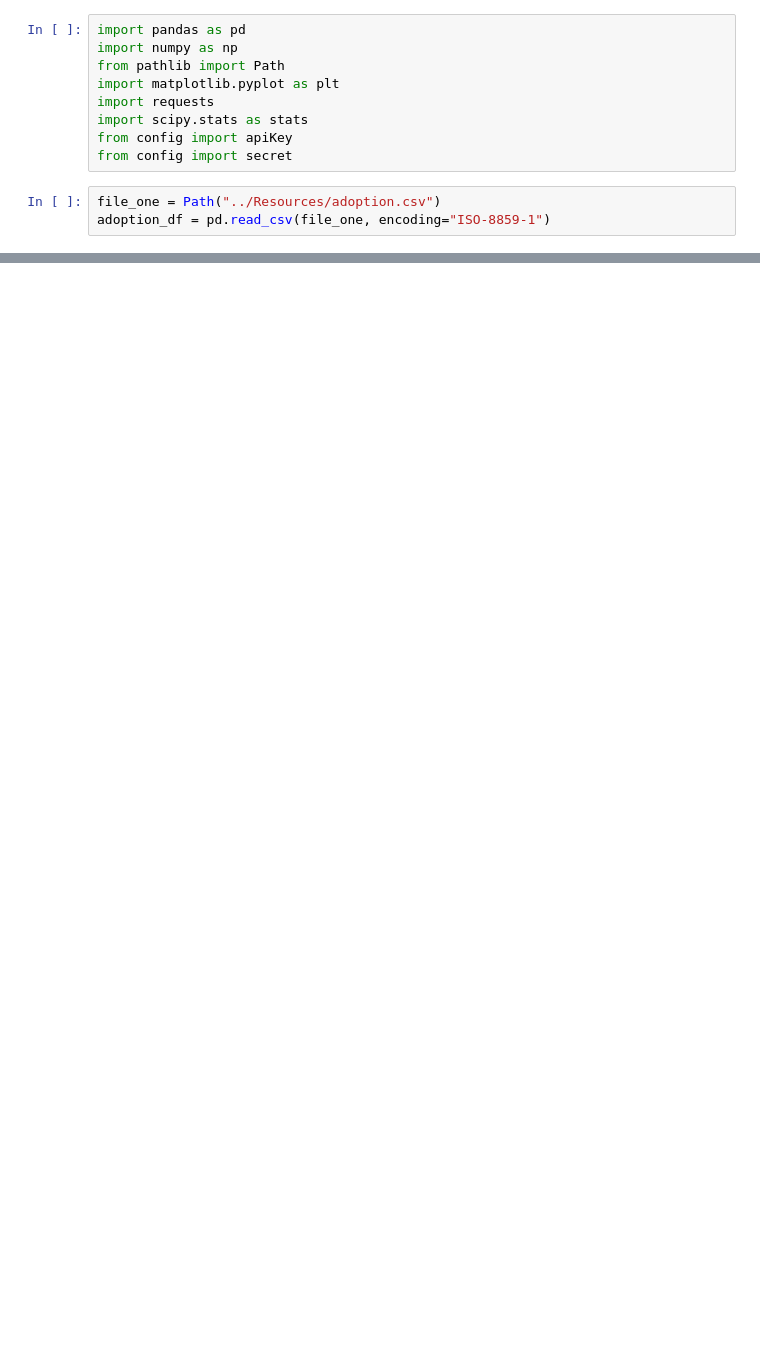
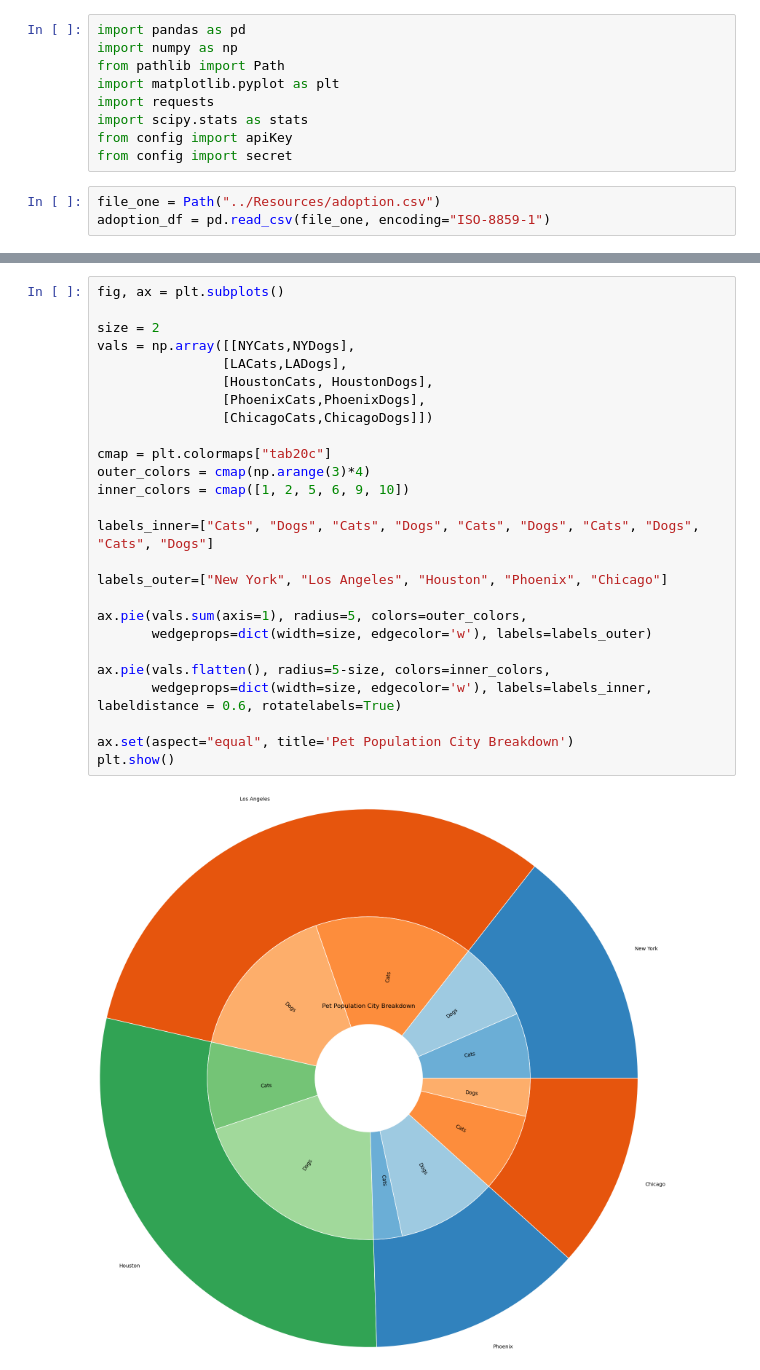
Before and after one commit to tfuenz/STAK_Project_One, a Jupyter notebook: PopulationCounts.ipynb, the cells around one changed output, grey strips where cells are left out. Cells and saved outputs as stored; diff of their text form; blank space fills up the shorter version.

```diff
--- a/PopulationCounts.ipynb
+++ b/PopulationCounts.ipynb
@@ -135,0 +125,28 @@ plt.show()
+# %%
+fig, ax = plt.subplots()
+
+size = 2
+vals = np.array([[NYCats,NYDogs],
+                [LACats,LADogs],
+                [HoustonCats, HoustonDogs],
+                [PhoenixCats,PhoenixDogs],
+                [ChicagoCats,ChicagoDogs]])
+
+cmap = plt.colormaps["tab20c"]
+outer_colors = cmap(np.arange(3)*4)
+inner_colors = cmap([1, 2, 5, 6, 9, 10])
+
+labels_inner=["Cats", "Dogs", "Cats", "Dogs", "Cats", "Dogs", "Cats", "Dogs", "Cats", "Dogs"]
+
+labels_outer=["New York", "Los Angeles", "Houston", "Phoenix", "Chicago"]
+
+ax.pie(vals.sum(axis=1), radius=5, colors=outer_colors,
+       wedgeprops=dict(width=size, edgecolor='w'), labels=labels_outer)
+
+ax.pie(vals.flatten(), radius=5-size, colors=inner_colors,
+       wedgeprops=dict(width=size, edgecolor='w'), labels=labels_inner, labeldistance = 0.6, rotatelabels=True)
+
+ax.set(aspect="equal", title='Pet Population City Breakdown')
+plt.show()
+# %% [output]
+[figure, added]
```
Also changed, not shown: parts of 7 cells of this notebook.
